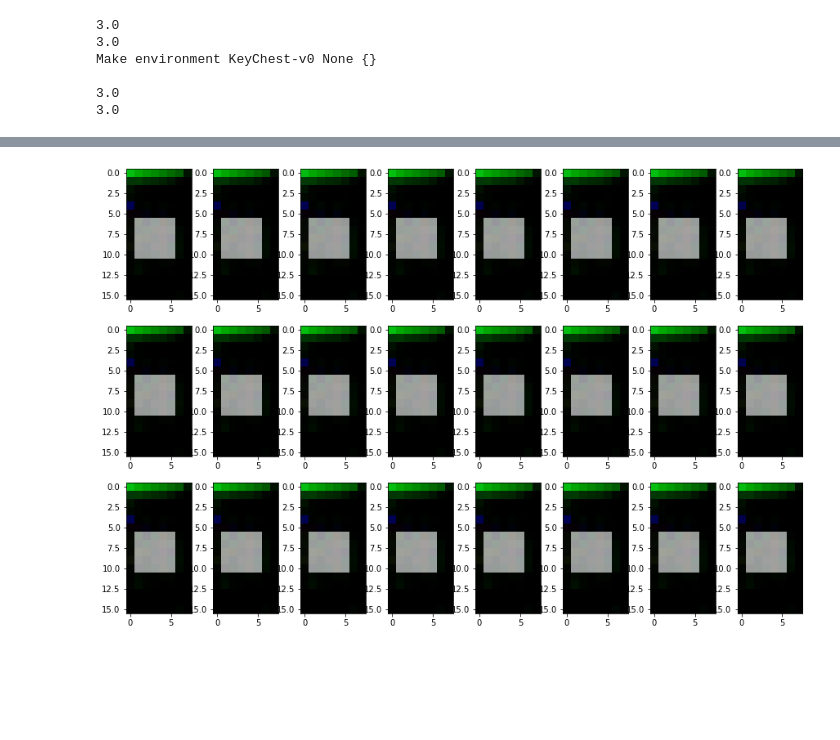
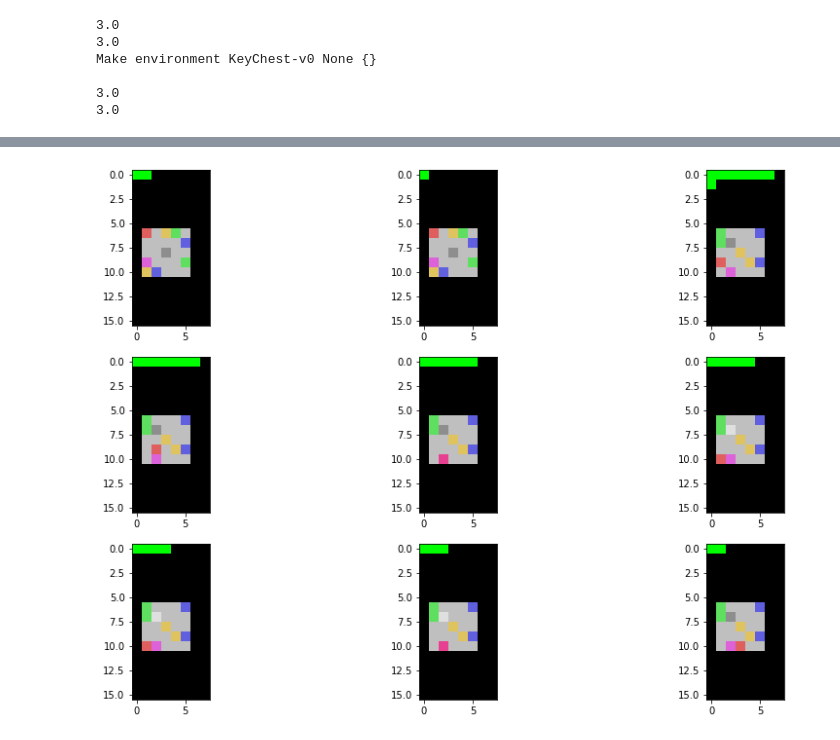
Before and after one commit to sergeivolodin/causality-disentanglement-rl, a Jupyter notebook: debug/keychest-vae.ipynb, the cells around one changed output, grey strips where cells are left out. Saved outputs shown, nothing was run; the diff lists cells and outputs as text; code cells hidden in the pictures; blank space fills up the shorter version.

```diff
--- a/debug/keychest-vae.ipynb
+++ b/debug/keychest-vae.ipynb
@@ -115,4 +148,4 @@ plot_data(train_images)
-# %%
-plot_data(eval_images)
-# %% [output]
-[figure, removed]
+# %%
+_ = plot_data(demo_images, gy=3)
+# %% [output]
+[figure, added]
```
Also changed, not shown: parts of 19 cells of this notebook, 4 other files.
